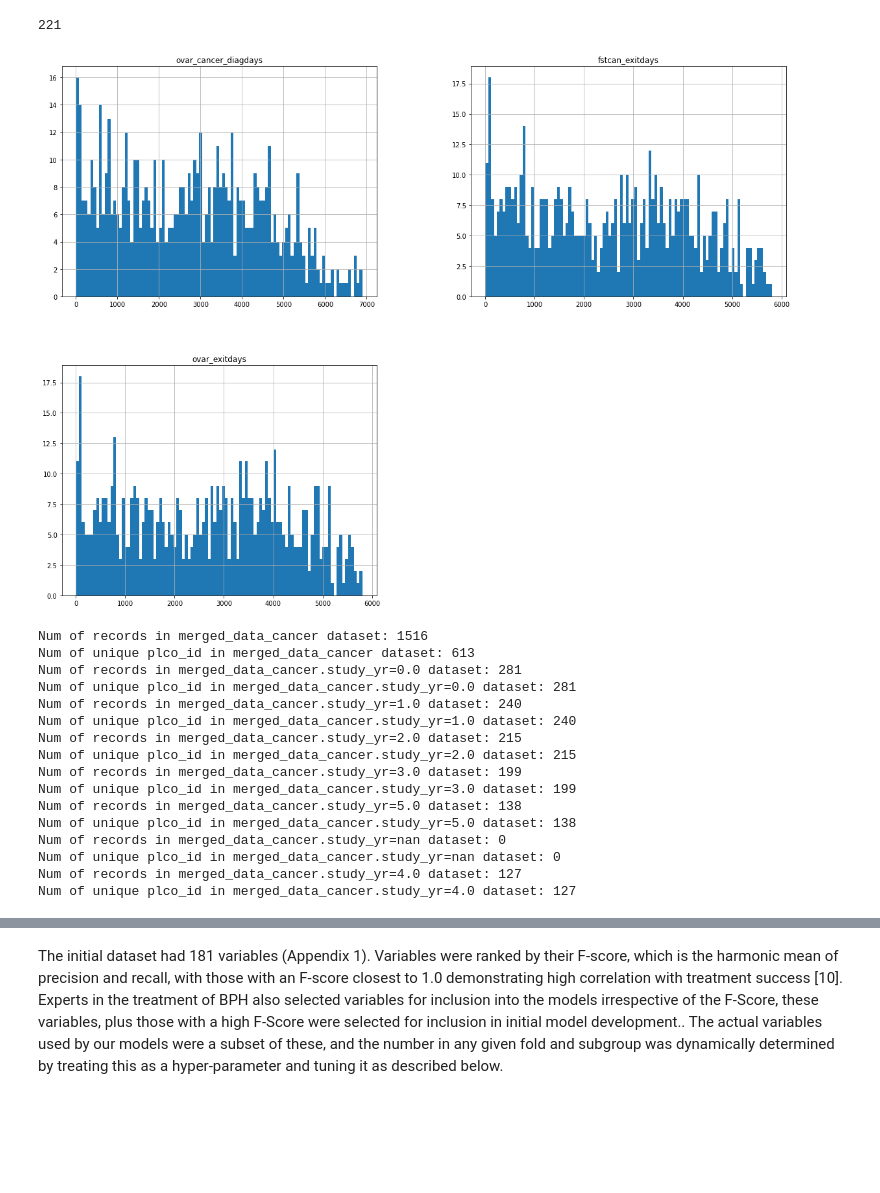
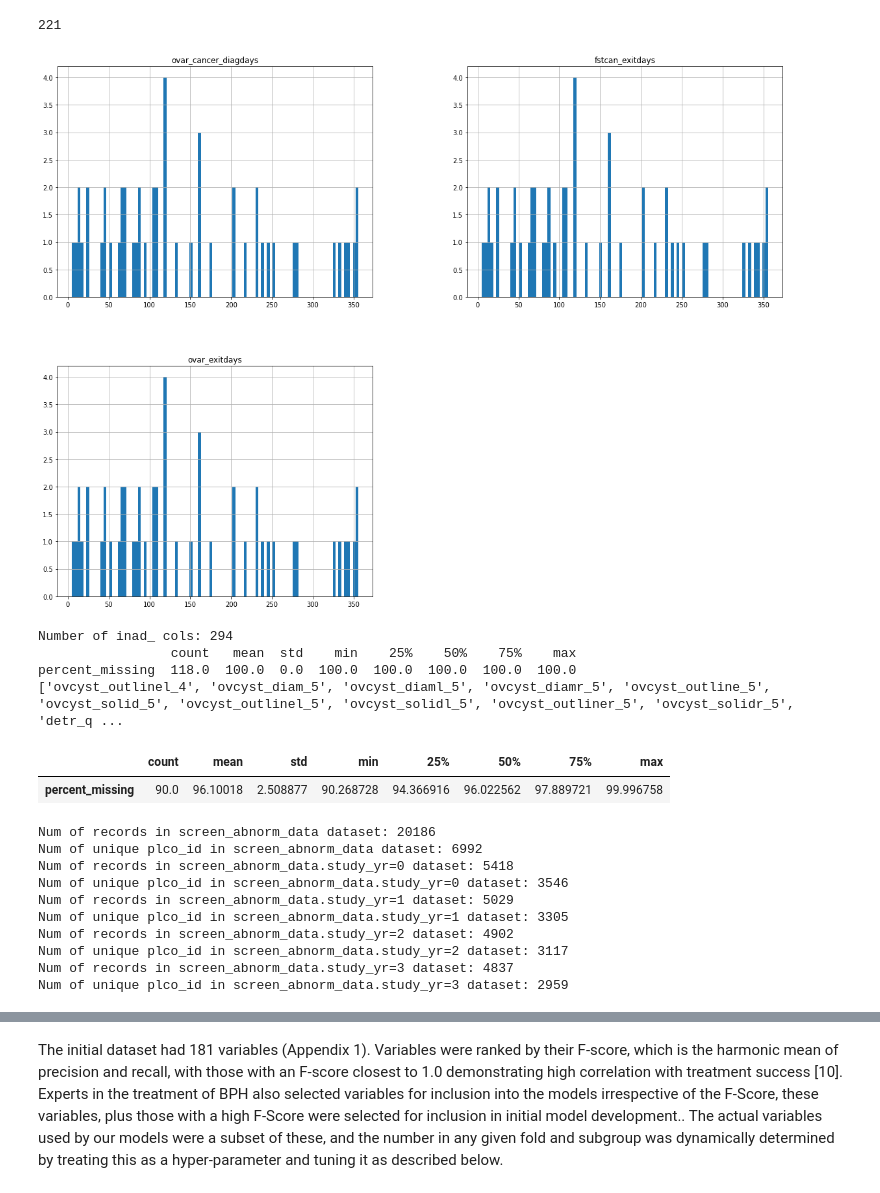
Before and after one commit to fedorenkood/ovarian_cancer_models, a Jupyter notebook: processing.ipynb, the cells around one changed output, grey strips where cells are left out. Drawn from its saved outputs; the diff is of its cells as text; code cells hidden in the pictures; blank space fills up the shorter version.

```diff
--- a/processing.ipynb
+++ b/processing.ipynb
@@ -149,6 +119,6 @@ len(personal_data_cancer[personal_data_cancer['ovar_cancer_diagdays']<5*365])
 # %% [output]
 221
 # %%
-personal_data_cancer[['plco_id', 'ovar_cancer_diagdays', 'fstcan_exitdays', 'ovar_exitdays']].hist(figsize=(20,15), bins=100);
+personal_data_cancer[personal_data_cancer['ovar_cancer_diagdays']<365][['plco_id', 'ovar_cancer_diagdays', 'fstcan_exitdays', 'ovar_exitdays']].hist(figsize=(20,15), bins=100);
 # %% [output]
-[figure, old version]
+[figure, new version]
@@ -154,0 +141,20 @@ personal_data_cancer[['plco_id', 'ovar_cancer_diagdays', 'fstcan_exitdays', 'ova
+# %%
+# Remove all inad_ and examinerid_ features
+inad_cols = [col for col in merged_data_screen.columns if col.startswith('inad_') or col.startswith('examinerid_')]
+print(f'Number of inad_ cols: {len(inad_cols)}')
+merged_data_screen = merged_data_screen.drop(inad_cols, axis=1)
+# Remove features that are 100% missing
+merged_data_screen_missing_value = get_missing_values_cols(merged_data_screen)
+merged_data_screen_missing_value_100 = merged_data_screen_missing_value[merged_data_screen_missing_value.percent_missing == 100]
+print(merged_data_screen_missing_value_100.describe().T)
+print(merged_data_screen_missing_value_100['column_name'].to_list())
+# drop completely missing columns
+merged_data_screen = merged_data_screen.drop(merged_data_screen_missing_value_100['column_name'].to_list(), axis=1)
+# Drop all object features
+object_cols = [col for col in merged_data_screen.select_dtypes(include=object).columns if col != 'plco_id']
+merged_data_screen = merged_data_screen.drop(object_cols, axis=1)
+# %% [output]
+Number of inad_ cols: 294
+                 count   mean  std    min    25%    50%    75%    max
+percent_missing  118.0  100.0  0.0  100.0  100.0  100.0  100.0  100.0
+['ovcyst_outlinel_4', 'ovcyst_diam_5', 'ovcyst_diaml_5', 'ovcyst_diamr_5', 'ovcyst_outline_5', 'ovcyst_solid_5', 'ovcyst_outlinel_5', 'ovcyst_solidl_5', 'ovcyst_outliner_5', 'ovcyst_solidr_5', 'detr_q ...
@@ -155,2 +164,7 @@ personal_data_cancer[['plco_id', 'ovar_cancer_diagdays', 'fstcan_exitdays', 'ova
+# %%
+merged_data_screen_missing_value_100.describe().T
+# %% [output]
+|  | count | mean | std | min | 25% | 50% | 75% | max |
+| percent_missing | 90.0 | 96.10018 | 2.508877 | 90.268728 | 94.366916 | 96.022562 | 97.889721 | 99.996758 |
 # %%
 # Merge cancer patients dataset with screen dataset and see missing values
@@ -158,22 +172,16 @@ merged_data_cancer = personal_data_cancer.merge(screen_data, on='plco_id', how='
 # %%
-print_records_vs_unique_for(merged_data_cancer, 'plco_id', 'merged_data_cancer', 'study_yr')
+print_records_vs_unique_for(screen_abnorm_data, 'plco_id', 'screen_abnorm_data', 'study_yr')
 # %% [output]
-Num of records in merged_data_cancer dataset: 1516
-Num of unique plco_id in merged_data_cancer dataset: 613
-Num of records in merged_data_cancer.study_yr=0.0 dataset: 281
-Num of unique plco_id in merged_data_cancer.study_yr=0.0 dataset: 281
-Num of records in merged_data_cancer.study_yr=1.0 dataset: 240
-Num of unique plco_id in merged_data_cancer.study_yr=1.0 dataset: 240
-Num of records in merged_data_cancer.study_yr=2.0 dataset: 215
-Num of unique plco_id in merged_data_cancer.study_yr=2.0 dataset: 215
-Num of records in merged_data_cancer.study_yr=3.0 dataset: 199
-Num of unique plco_id in merged_data_cancer.study_yr=3.0 dataset: 199
-Num of records in merged_data_cancer.study_yr=5.0 dataset: 138
-Num of unique plco_id in merged_data_cancer.study_yr=5.0 dataset: 138
-Num of records in merged_data_cancer.study_yr=nan dataset: 0
-Num of unique plco_id in merged_data_cancer.study_yr=nan dataset: 0
-Num of records in merged_data_cancer.study_yr=4.0 dataset: 127
-Num of unique plco_id in merged_data_cancer.study_yr=4.0 dataset: 127
+Num of records in screen_abnorm_data dataset: 20186
+Num of unique plco_id in screen_abnorm_data dataset: 6992
+Num of records in screen_abnorm_data.study_yr=0 dataset: 5418
+Num of unique plco_id in screen_abnorm_data.study_yr=0 dataset: 3546
+Num of records in screen_abnorm_data.study_yr=1 dataset: 5029
+Num of unique plco_id in screen_abnorm_data.study_yr=1 dataset: 3305
+Num of records in screen_abnorm_data.study_yr=2 dataset: 4902
+Num of unique plco_id in screen_abnorm_data.study_yr=2 dataset: 3117
+Num of records in screen_abnorm_data.study_yr=3 dataset: 4837
+Num of unique plco_id in screen_abnorm_data.study_yr=3 dataset: 2959
 # %%
 merged_data_cancer
 # %% [output]
```
Also changed, not shown: parts of 7 cells of this notebook.
